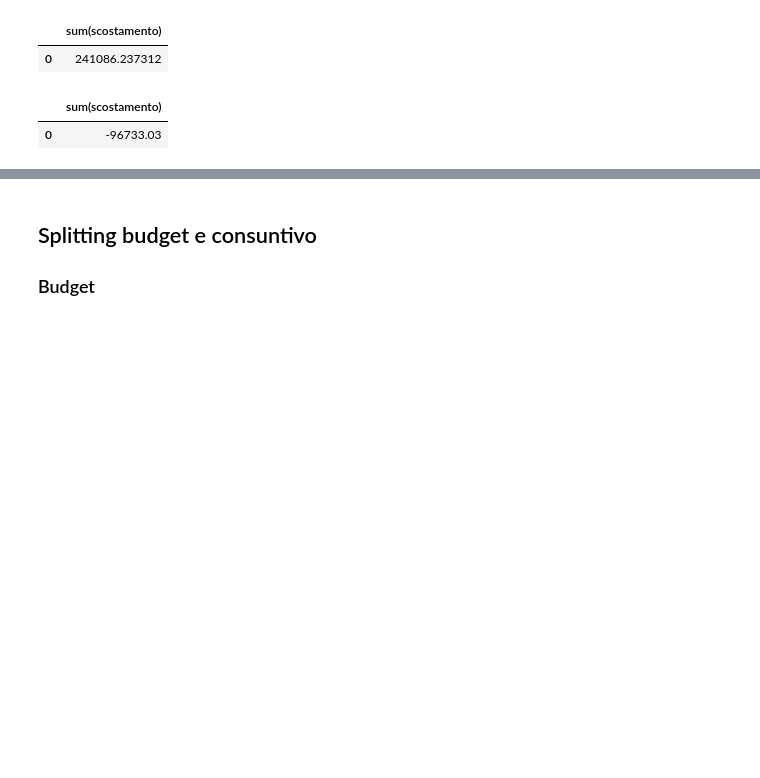
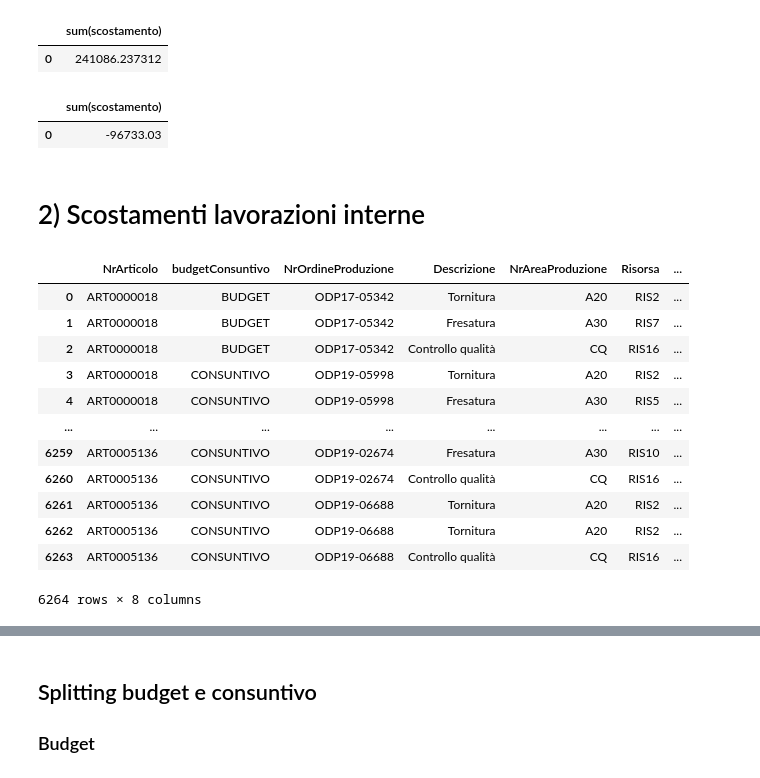
Before and after one commit to VinciGit00/SCGProject, a Jupyter notebook: Datasets/DataElaboration/Granularity.ipynb, the cells around one changed output, grey strips where cells are left out. Cells and saved outputs as stored; diff of their text form; code cells hidden in the pictures; blank space fills up the shorter version.

Commit message:
scostamenti lavorazioni

```diff
--- a/Datasets/DataElaboration/Granularity.ipynb
+++ b/Datasets/DataElaboration/Granularity.ipynb
@@ -570,3 +570,21 @@ tempImpiego+tempPrezzo # scostamento totale remains consistent!!! :)
 # %% [output]
 |  | sum(scostamento) |
 | 0 | -96733.03 |
+# %% [markdown]
+# 2) Scostamenti lavorazioni interne
+# %%
+dfImpiegoRisorse
+# %% [output]
+|  | NrArticolo | budgetConsuntivo | NrOrdineProduzione | Descrizione | NrAreaProduzione | Risorsa | ... |
+| 0 | ART0000018 | BUDGET | ODP17-05342 | Tornitura | A20 | RIS2 | ... |
+| 1 | ART0000018 | BUDGET | ODP17-05342 | Fresatura | A30 | RIS7 | ... |
+| 2 | ART0000018 | BUDGET | ODP17-05342 | Controllo qualità | CQ | RIS16 | ... |
+| 3 | ART0000018 | CONSUNTIVO | ODP19-05998 | Tornitura | A20 | RIS2 | ... |
+| 4 | ART0000018 | CONSUNTIVO | ODP19-05998 | Fresatura | A30 | RIS5 | ... |
+| ... | ... | ... | ... | ... | ... | ... | ... |
+| 6259 | ART0005136 | CONSUNTIVO | ODP19-02674 | Fresatura | A30 | RIS10 | ... |
+| 6260 | ART0005136 | CONSUNTIVO | ODP19-02674 | Controllo qualità | CQ | RIS16 | ... |
+| 6261 | ART0005136 | CONSUNTIVO | ODP19-06688 | Tornitura | A20 | RIS2 | ... |
+| 6262 | ART0005136 | CONSUNTIVO | ODP19-06688 | Tornitura | A20 | RIS2 | ... |
+| 6263 | ART0005136 | CONSUNTIVO | ODP19-06688 | Controllo qualità | CQ | RIS16 | ... |
+6264 rows × 8 columns
```
Also changed, not shown: parts of 23 cells of this notebook, 1 other file.
